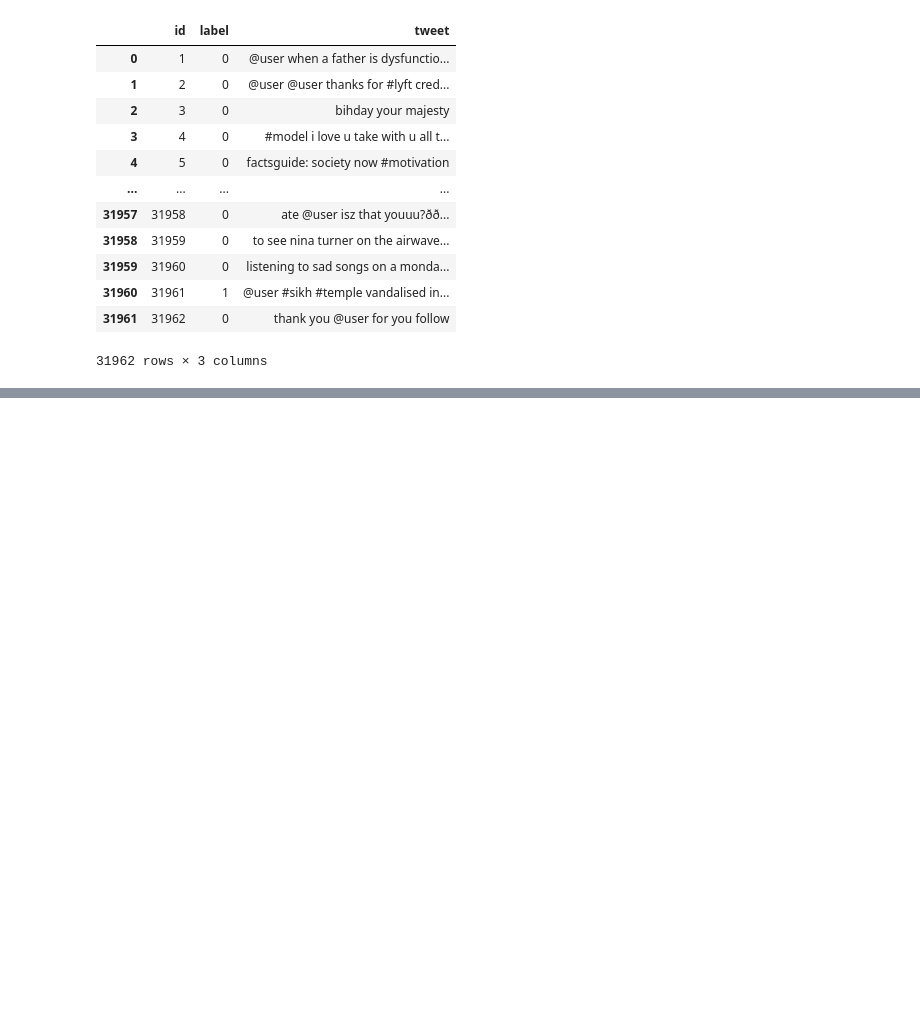
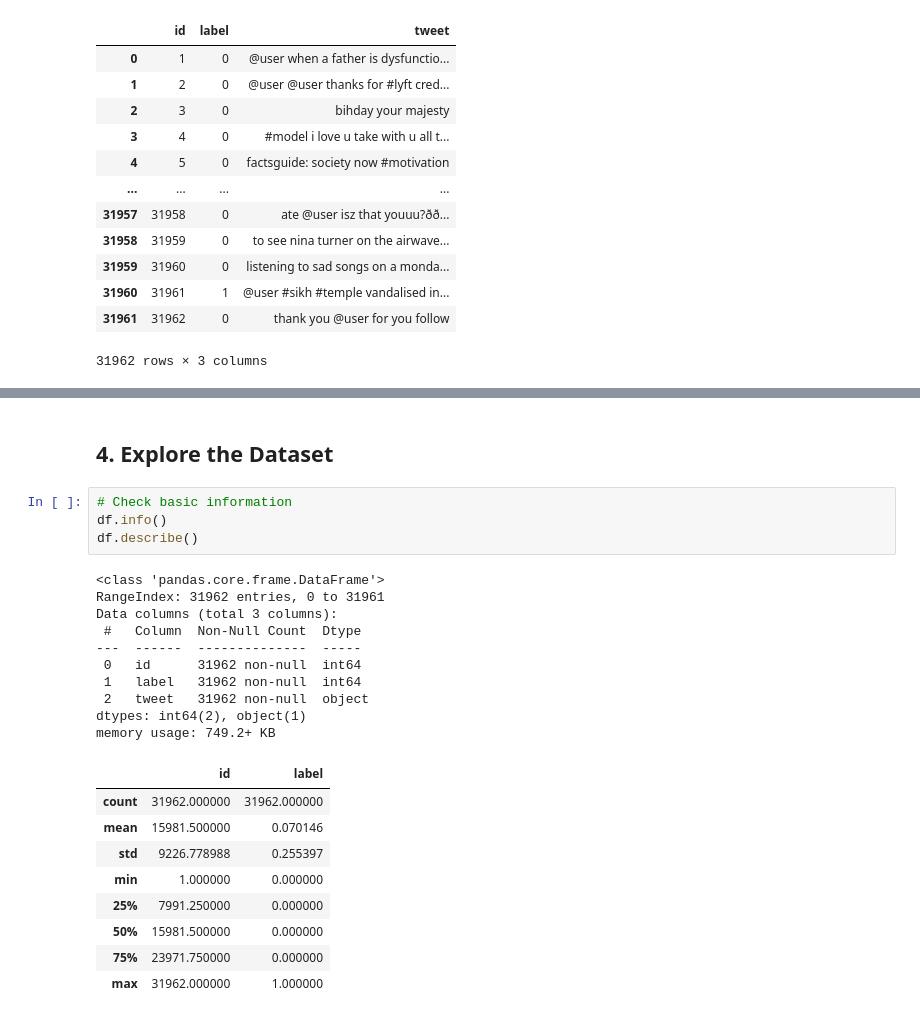
Before and after one commit to orejandro79/Social-Media-Data-Analysis---Visualization, a Jupyter notebook: VSC_Python/Twitter_Sentiment_Analysis.ipynb, the cells around one changed output, grey strips where cells are left out. Drawn from its saved outputs; the diff is of its cells as text; blank space fills up the shorter version.

```diff
--- a/VSC_Python/Twitter_Sentiment_Analysis.ipynb
+++ b/VSC_Python/Twitter_Sentiment_Analysis.ipynb
@@ -28,0 +137,26 @@ df
+# %% [markdown]
+## 4. Explore the Dataset
+# %%
+# Check basic information
+df.info()
+df.describe()
+# %% [output]
+<class 'pandas.core.frame.DataFrame'>
+RangeIndex: 31962 entries, 0 to 31961
+Data columns (total 3 columns):
+ #   Column  Non-Null Count  Dtype
+---  ------  --------------  -----
+ 0   id      31962 non-null  int64
+ 1   label   31962 non-null  int64
+ 2   tweet   31962 non-null  object
+dtypes: int64(2), object(1)
+memory usage: 749.2+ KB
+|  | id | label |
+| count | 31962.000000 | 31962.000000 |
+| mean | 15981.500000 | 0.070146 |
+| std | 9226.778988 | 0.255397 |
+| min | 1.000000 | 0.000000 |
+| 25% | 7991.250000 | 0.000000 |
+| 50% | 15981.500000 | 0.000000 |
+| 75% | 23971.750000 | 0.000000 |
+| max | 31962.000000 | 1.000000 |
```
Also changed, not shown: parts of 13 cells of this notebook.
